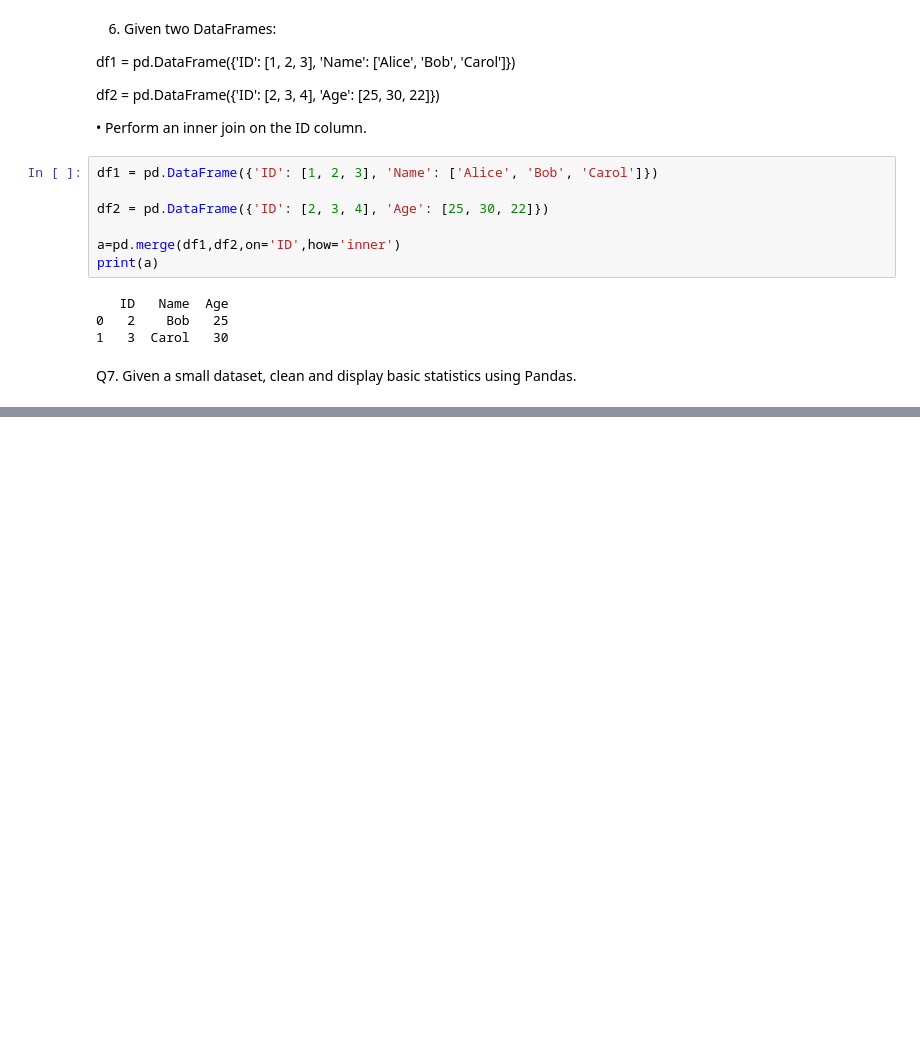
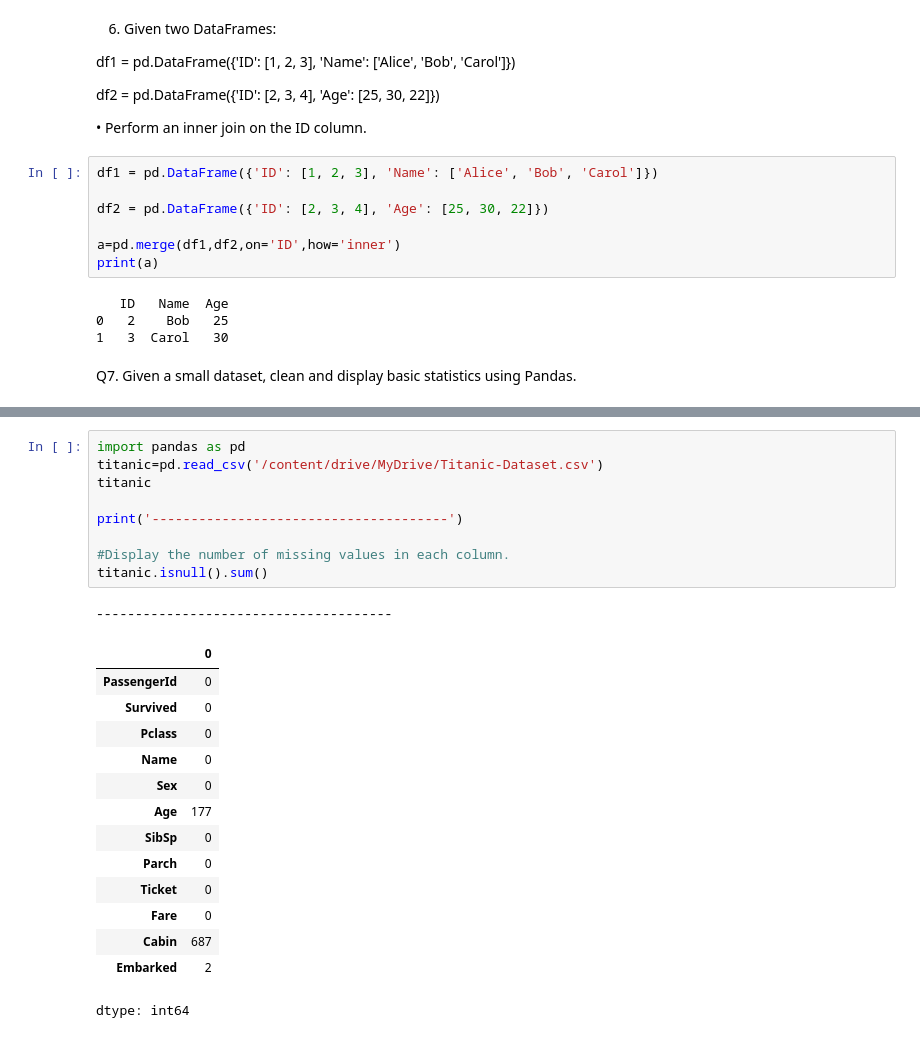
Before and after one commit to tarun1208/BasicML, a Jupyter notebook: Pandas_Assignment.ipynb, the cells around one changed output, grey strips where cells are left out. Saved outputs shown, nothing was run; the diff lists cells and outputs as text; blank space fills up the shorter version.

```diff
--- a/Pandas_Assignment.ipynb
+++ b/Pandas_Assignment.ipynb
@@ -211,0 +275,25 @@ Q7. Given a small dataset, clean and display basic statistics using Pandas.
+# %%
+import pandas as pd
+titanic=pd.read_csv('/content/drive/MyDrive/Titanic-Dataset.csv')
+titanic
+
+print('--------------------------------------')
+
+#Display the number of missing values in each column.
+titanic.isnull().sum()
+# %% [output]
+--------------------------------------
+|  | 0 |
+| PassengerId | 0 |
+| Survived | 0 |
+| Pclass | 0 |
+| Name | 0 |
+| Sex | 0 |
+| Age | 177 |
+| SibSp | 0 |
+| Parch | 0 |
+| Ticket | 0 |
+| Fare | 0 |
+| Cabin | 687 |
+| Embarked | 2 |
+dtype: int64
```
Also changed, not shown: parts of 7 cells of this notebook.
